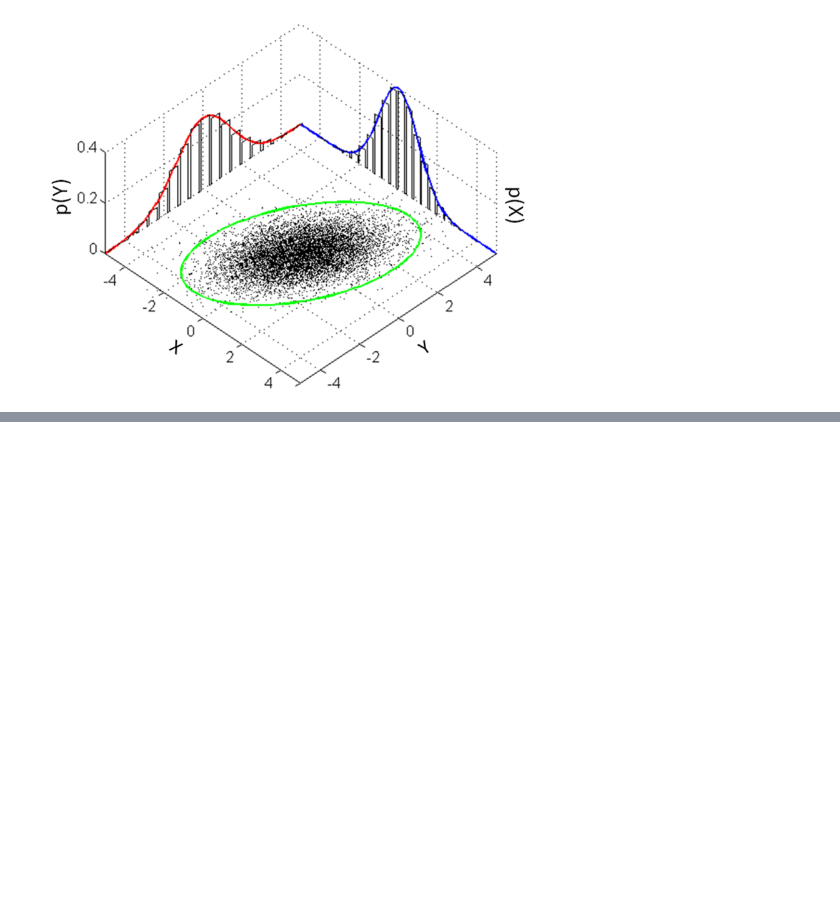
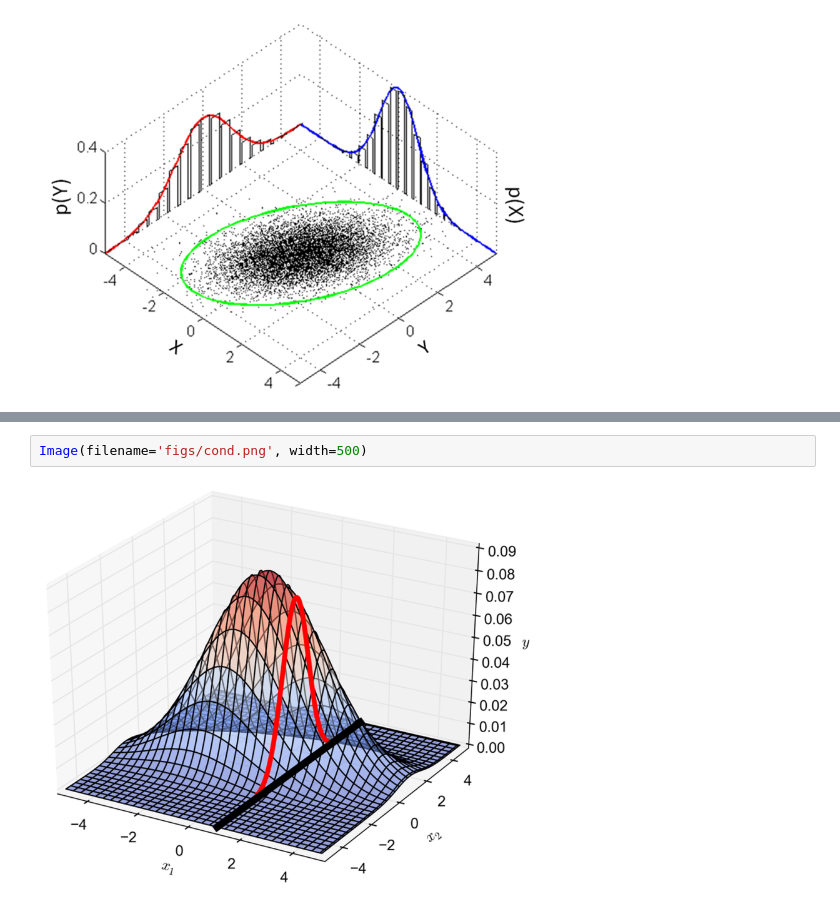
Before and after one commit to yongduek/lectures, a Jupyter notebook: ML_Topics/GP/Intuitive_GP_RitchieVink.ipynb, the cells around one changed output, grey strips where cells are left out. Drawn from its saved outputs; the diff is of its cells as text; blank space fills up the shorter version.

```diff
--- a/ML_Topics/GP/Intuitive_GP_RitchieVink.ipynb
+++ b/ML_Topics/GP/Intuitive_GP_RitchieVink.ipynb
@@ -29,0 +40,4 @@ Image(filename='figs/marginal.png', width=500)
+# %%
+Image(filename='figs/cond.png', width=500)
+# %% [output]
+[figure, added]
```
Also changed, not shown: parts of 15 cells of this notebook, 1 other file.
